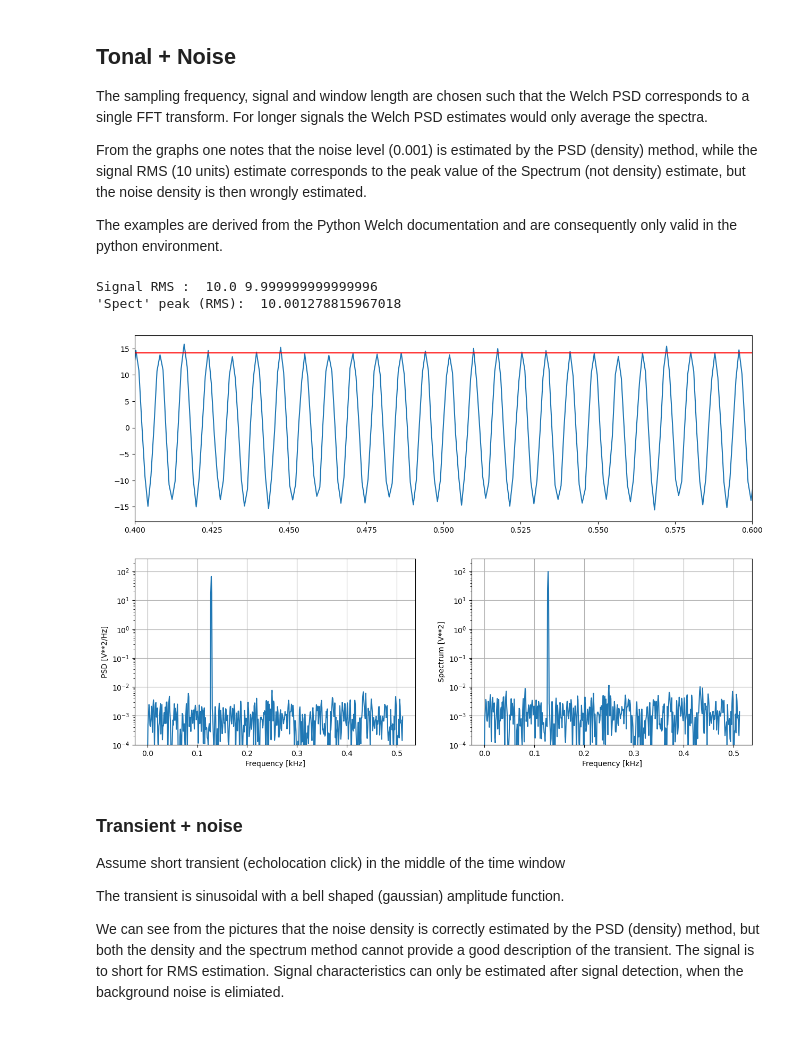
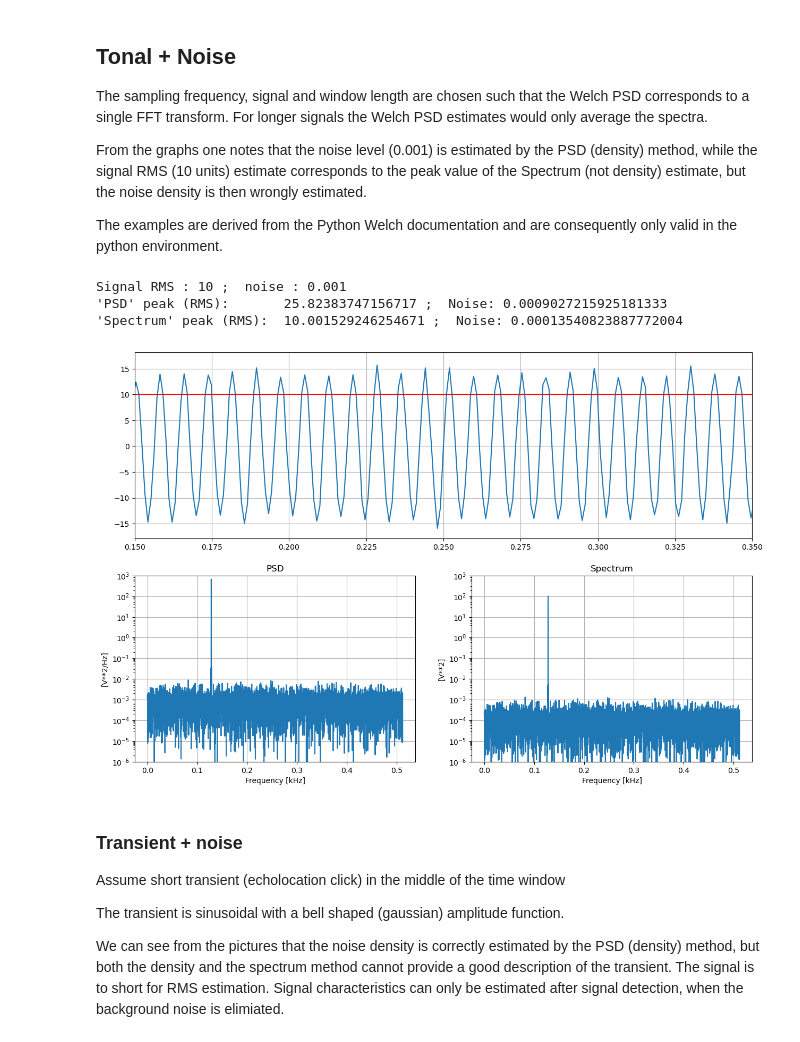
Before and after one commit to WMXZ-EU/wmxz-eu.github.io, a Jupyter notebook: _sources/power_spectra.ipynb, the cells around one changed output. Cells and saved outputs as stored; diff of their text form; code cells hidden in the pictures.

```diff
--- a/_sources/power_spectra.ipynb
+++ b/_sources/power_spectra.ipynb
@@ -152,36 +155,52 @@ The sampling frequency, signal and window length are chosen such that the Welch
 From the graphs one notes that the noise level (0.001) is estimated by the PSD (density) method, while the signal RMS (10 units) estimate corresponds to the peak value of the Spectrum (not density) estimate, but the noise density is then wrongly estimated.
 
 The examples are derived from the Python Welch documentation and are consequently only valid in the python environment.
-# %%
-fs = 1024   #Hz
-nwin=fs
-nfft=nwin
-
-#    Generate a 1 second test signal, a 2 Vrms sine wave at fs/8, corrupted by
-#    0.001 V**2/Hz of white noise sampled at  1.024 kHz.
-
-N = fs
-time = np.arange(N) / fs
-
-amp = 10*np.sqrt(2)
-freq = fs/8
-noise_power = 0.001 * fs / 2
-# The factor of fs/2 converts the per sample noise power (variance) to a noise bandwith of -1/T to 1/T (negative and positive freqtencies)
-
-xx = amp*np.sin(2*np.pi*freq*time)
-rms= np.sqrt(np.mean(xx**2))
-xx += np.random.normal(scale=np.sqrt(noise_power), size=time.shape)
-
-print("Signal RMS : ",amp/np.sqrt(2), rms)
-
-# obtain window
-win=sig.get_window("hann",nwin)
-
-estSpectrums(time,xx,win,fs,amp)
-# %% [output]
-Signal RMS :  10.0 9.999999999999996
-'Spect' peak (RMS):  10.001278815967018
-[figure, removed]
+# %%
+# simulate tone
+def genSignal(freq,fs,N=None,arms=1,noise=0):
+    # f: signal frequency
+    # fs: sampling frequency
+    # N: number of samples
+    # arms: rms amplitude of signal
+    # noise: noise variance
+    if N==None: N=fs
+    #
+    time=np.arange(N)/fs
+    #
+    amp=arms*np.sqrt(2)
+    noise_power=noise *fs/2 # convert to noise bandwidth (-1/T to 1/T)
+
+    xx = amp*np.sin(2*np.pi*freq*time)
+    #rms= np.sqrt(np.mean(xx**2))
+    xx += np.random.normal(scale=np.sqrt(noise_power), size=time.shape)
+    return time,xx
+
+fs = 1024   #Hz
+N = fs*10
+
+#    Generate a 1 second test signal, a 10 Vrms sine wave at fs/8, corrupted by
+#    0.001 V**2/Hz of white noise sampled at  2.048 kHz.
+
+freq = fs/8
+
+arms=10
+noise=0.001
+time,xx=genSignal(freq,fs,N,arms,noise)
+
+print("Signal RMS :",arms, ';  noise :', noise)
+
+# process and display
+nwin=N
+nfft=nwin*2
+# obtain window
+win=signal.get_window("hann",nwin)
+
+estSpectra(time,xx,win,nfft,fs,arms,[0.15,0.35],[1e-6,1e+3])
+# %% [output]
+Signal RMS : 10 ;  noise : 0.001
+'PSD' peak (RMS):       25.82383747156717 ;  Noise: 0.0009027215925181333
+'Spectrum' peak (RMS):  10.001529246254671 ;  Noise: 0.00013540823887772004
+[figure, added]
 # %% [markdown]
 ### Transient + noise
 
```
Also changed, not shown: parts of 8 cells of this notebook, 24 other files.
